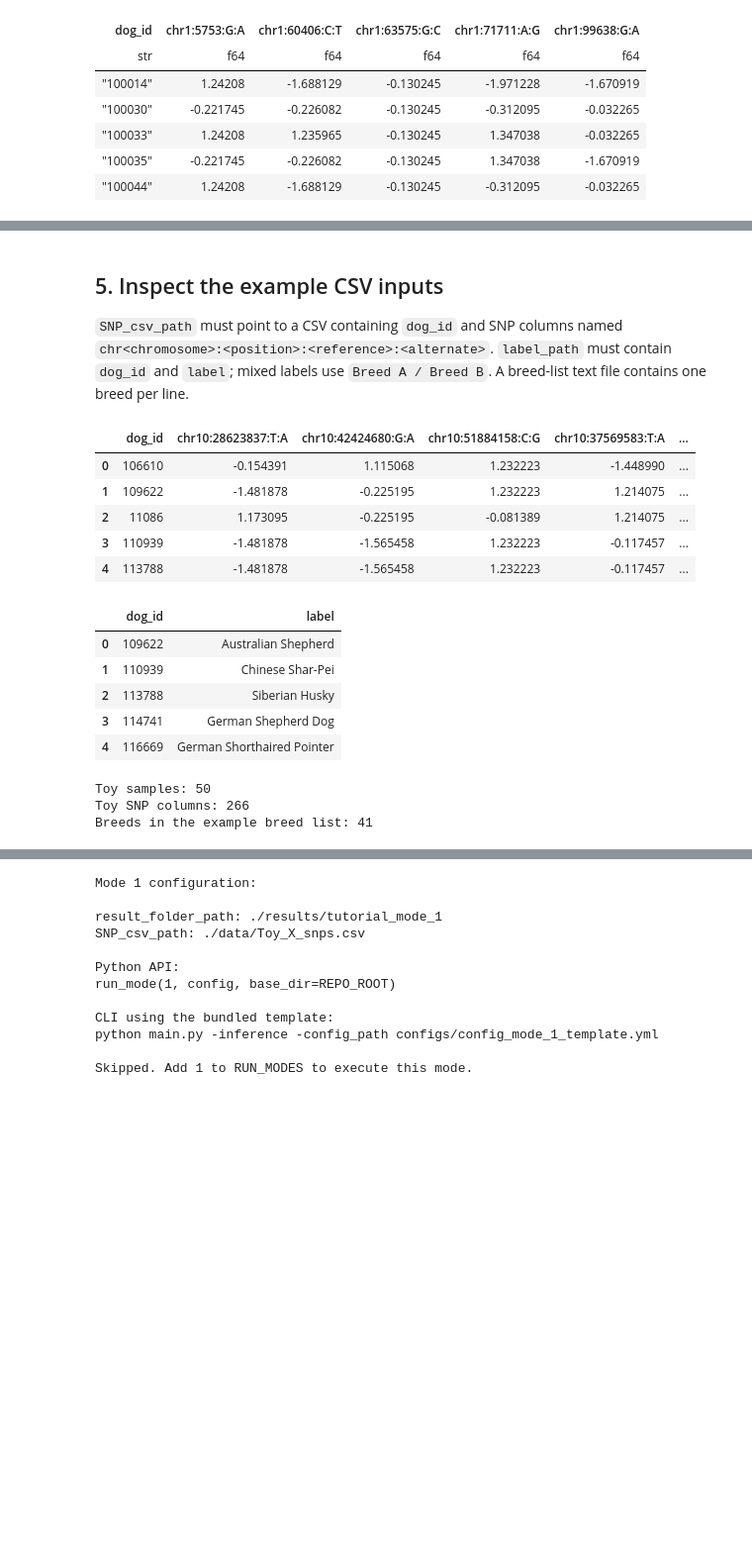
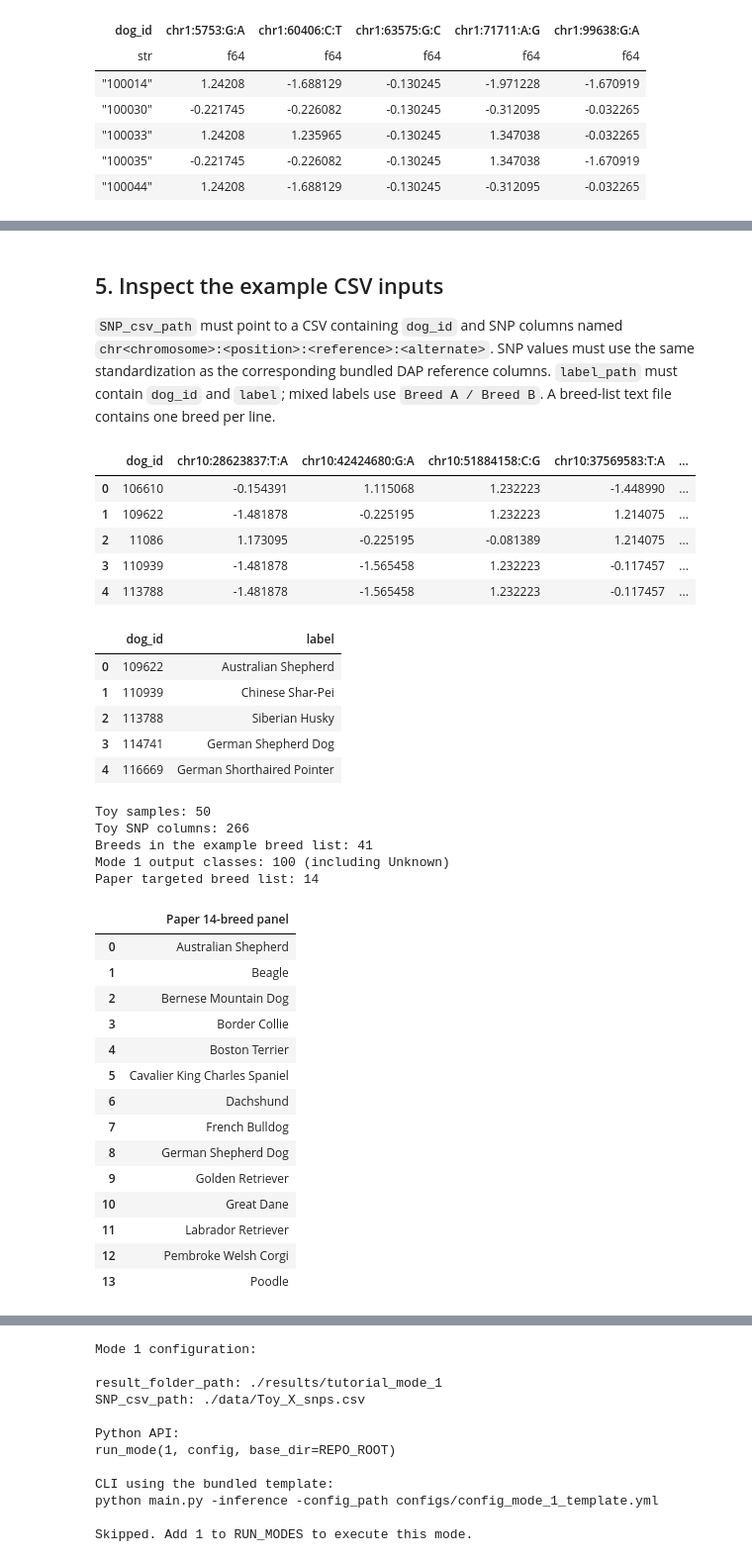
Before and after one commit to AkeyLab/DAP_breed_prediction, a Jupyter notebook: notebooks/tutorial_all_modes.ipynb, the cells around one changed output, grey strips where cells are left out. Shown at 99% size. Drawn from its saved outputs; the diff is of its cells as text; code cells hidden in the pictures; blank space fills up the shorter version.

```diff
--- a/notebooks/tutorial_all_modes.ipynb
+++ b/notebooks/tutorial_all_modes.ipynb
@@ -249,40 +257,64 @@ dependency.
 ## 5. Inspect the example CSV inputs
 
 `SNP_csv_path` must point to a CSV containing `dog_id` and SNP columns named
-`chr<chromosome>:<position>:<reference>:<alternate>`. `label_path` must contain
-`dog_id` and `label`; mixed labels use `Breed A / Breed B`. A breed-list text
-file contains one breed per line.
+`chr<chromosome>:<position>:<reference>:<alternate>`. SNP values must use the
+same standardization as the corresponding bundled DAP reference columns.
+`label_path` must contain `dog_id` and `label`; mixed labels use `Breed A / Breed
+B`. A breed-list text file contains one breed per line.
 # %%
 toy_x_path = DATA_DIR / "Toy_X_snps.csv"
 toy_y_path = DATA_DIR / "Toy_Y_labels.csv"
 breed_list_path = DATA_DIR / "Toy_a_short_breed_list.txt"
+paper_breed_list_path = DATA_DIR / "paper_14_breed_list.txt"
 
 toy_header = pd.read_csv(toy_x_path, nrows=0)
 toy_preview = pd.read_csv(toy_x_path, usecols=list(toy_header.columns[:6]), nrows=5)
 toy_labels = pd.read_csv(toy_y_path)
 toy_breeds = [line.strip() for line in breed_list_path.read_text().splitlines() if line.strip()]
+paper_breeds = [line.strip() for line in paper_breed_list_path.read_text().splitlines() if line.strip()]
+all_classes = list(pd.read_csv(DATA_DIR / "y_combined_100.csv", index_col="dog_id", nrows=0).columns)
 
 display(toy_preview)
 display(toy_labels.head())
 print(f"Toy samples: {len(toy_labels)}")
 print(f"Toy SNP columns: {sum(column.startswith('chr') for column in toy_header.columns)}")
 print(f"Breeds in the example breed list: {len(toy_breeds)}")
+print(f"Mode 1 output classes: {len(all_classes)} (including Unknown)")
+print(f"Paper targeted breed list: {len(paper_breeds)}")
+display(pd.DataFrame({"Paper 14-breed panel": paper_breeds}))
 # %% [output]
 |  | dog_id | chr10:28623837:T:A | chr10:42424680:G:A | chr10:51884158:C:G | chr10:37569583:T:A | ... |
 | 0 | 106610 | -0.154391 | 1.115068 | 1.232223 | -1.448990 | ... |
 | 1 | 109622 | -1.481878 | -0.225195 | 1.232223 | 1.214075 | ... |
 | 2 | 11086 | 1.173095 | -0.225195 | -0.081389 | 1.214075 | ... |
 | 3 | 110939 | -1.481878 | -1.565458 | 1.232223 | -0.117457 | ... |
 | 4 | 113788 | -1.481878 | -1.565458 | 1.232223 | -0.117457 | ... |
 |  | dog_id | label |
 | 0 | 109622 | Australian Shepherd |
 | 1 | 110939 | Chinese Shar-Pei |
 | 2 | 113788 | Siberian Husky |
 | 3 | 114741 | German Shepherd Dog |
 | 4 | 116669 | German Shorthaired Pointer |
 Toy samples: 50
 Toy SNP columns: 266
 Breeds in the example breed list: 41
+Mode 1 output classes: 100 (including Unknown)
+Paper targeted breed list: 14
+|  | Paper 14-breed panel |
+| 0 | Australian Shepherd |
+| 1 | Beagle |
+| 2 | Bernese Mountain Dog |
+| 3 | Border Collie |
+| 4 | Boston Terrier |
+| 5 | Cavalier King Charles Spaniel |
+| 6 | Dachshund |
+| 7 | French Bulldog |
+| 8 | German Shepherd Dog |
+| 9 | Golden Retriever |
+| 10 | Great Dane |
+| 11 | Labrador Retriever |
+| 12 | Pembroke Welsh Corgi |
+| 13 | Poodle |
 # %% [markdown]
 ## 6. Python API, CLI, and safe execution helper
 
```
Also changed, not shown: parts of 12 cells of this notebook, 11 other files.
